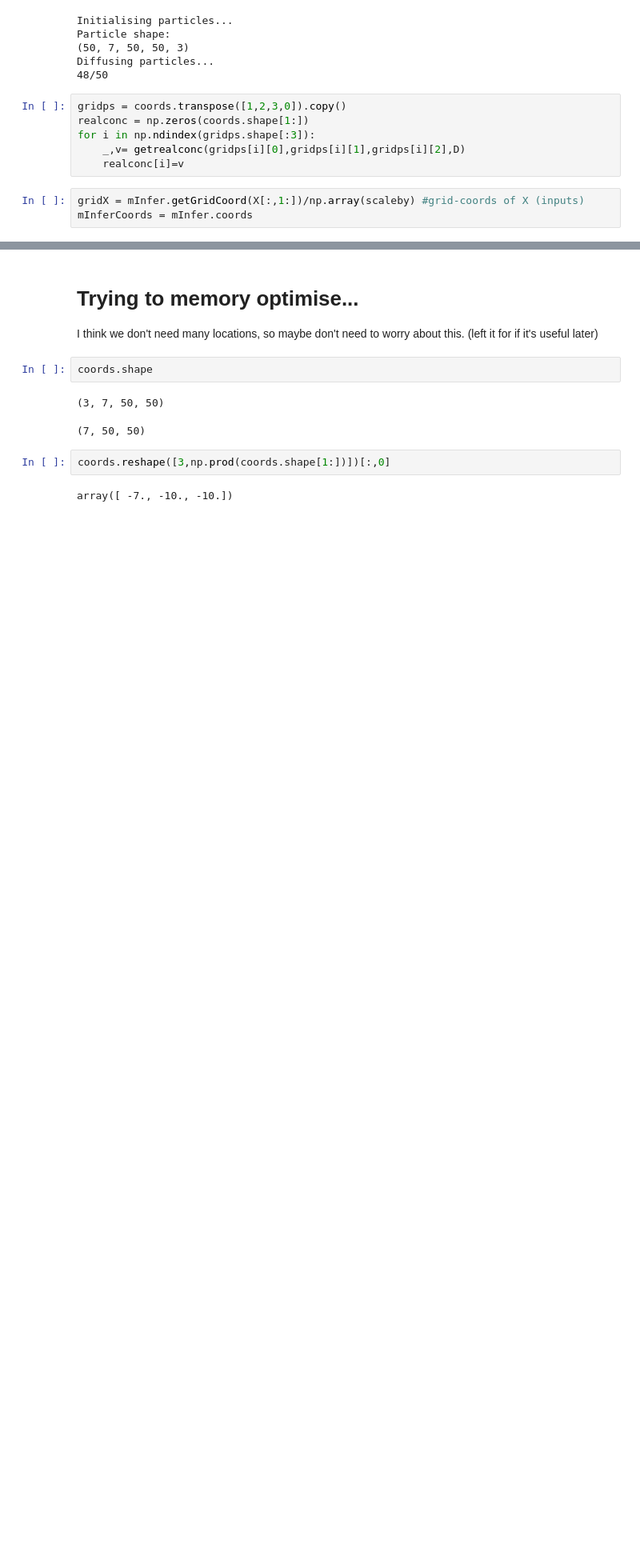
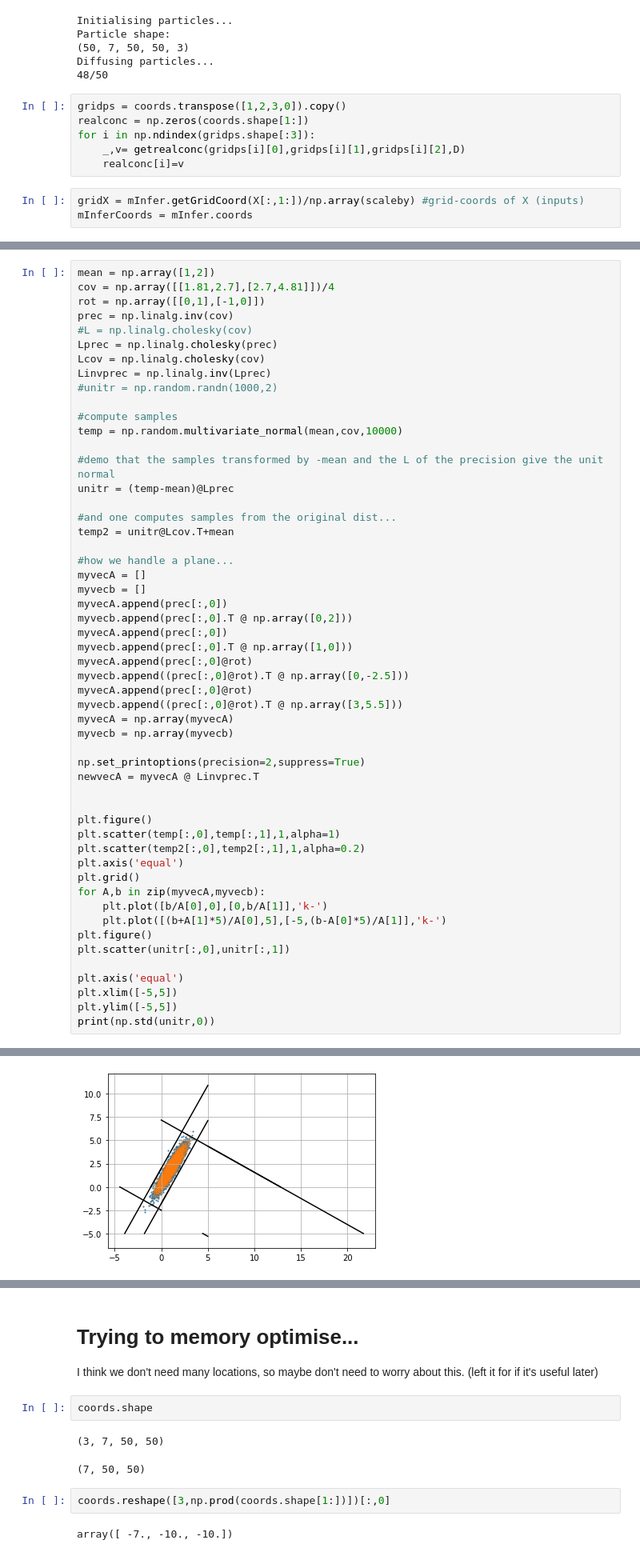
Before and after one commit to SheffieldML/advectionGPdatasets, a Jupyter notebook: juypter/PolytopeToyWindProblem.ipynb, the cells around one changed output, grey strips where cells are left out. Shown at 80% size. Cells and saved outputs as stored; diff of their text form; blank space fills up the shorter version.

```diff
--- a/juypter/PolytopeToyWindProblem.ipynb
+++ b/juypter/PolytopeToyWindProblem.ipynb
@@ -198,0 +181,54 @@ def getamax(a):
+# %%
+mean = np.array([1,2])
+cov = np.array([[1.81,2.7],[2.7,4.81]])/4
+rot = np.array([[0,1],[-1,0]])
+prec = np.linalg.inv(cov)
+#L = np.linalg.cholesky(cov)
+Lprec = np.linalg.cholesky(prec)
+Lcov = np.linalg.cholesky(cov)
+Linvprec = np.linalg.inv(Lprec)
+#unitr = np.random.randn(1000,2)
+
+#compute samples
+temp = np.random.multivariate_normal(mean,cov,10000)
+
+#demo that the samples transformed by -mean and the L of the precision give the unit normal
+unitr = (temp-mean)@Lprec
+
+#and one computes samples from the original dist...
+temp2 = unitr@Lcov.T+mean
+
+#how we handle a plane...
+myvecA = []
+myvecb = []
+myvecA.append(prec[:,0])
+myvecb.append(prec[:,0].T @ np.array([0,2]))
+myvecA.append(prec[:,0])
+myvecb.append(prec[:,0].T @ np.array([1,0]))
+myvecA.append(prec[:,0]@rot)
+myvecb.append((prec[:,0]@rot).T @ np.array([0,-2.5]))
+myvecA.append(prec[:,0]@rot)
+myvecb.append((prec[:,0]@rot).T @ np.array([3,5.5]))
+myvecA = np.array(myvecA)
+myvecb = np.array(myvecb)
+
+np.set_printoptions(precision=2,suppress=True)
+newvecA = myvecA @ Linvprec.T
+
+
+plt.figure()
+plt.scatter(temp[:,0],temp[:,1],1,alpha=1)
+plt.scatter(temp2[:,0],temp2[:,1],1,alpha=0.2)
+plt.axis('equal')
+plt.grid()
+for A,b in zip(myvecA,myvecb):
+    plt.plot([b/A[0],0],[0,b/A[1]],'k-')
+    plt.plot([(b+A[1]*5)/A[0],5],[-5,(b-A[0]*5)/A[1]],'k-')
+plt.figure()
+plt.scatter(unitr[:,0],unitr[:,1])
+
+plt.axis('equal')
+plt.xlim([-5,5])
+plt.ylim([-5,5])
+print(np.std(unitr,0))
+# %% [output]
@@ -198,0 +236 @@ def getamax(a):
+[figure, added]
```
Also changed, not shown: parts of 36 cells of this notebook.
